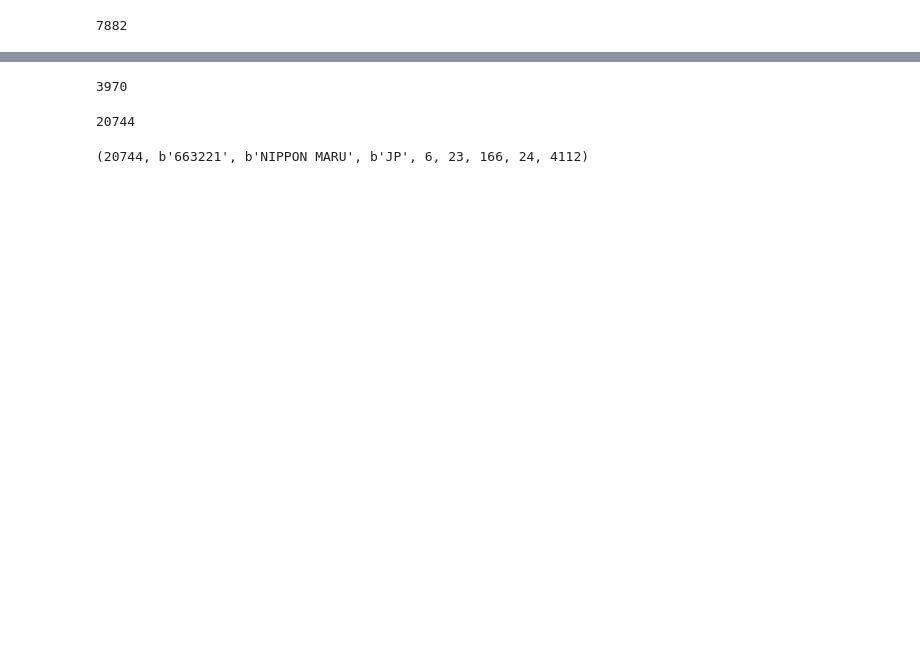
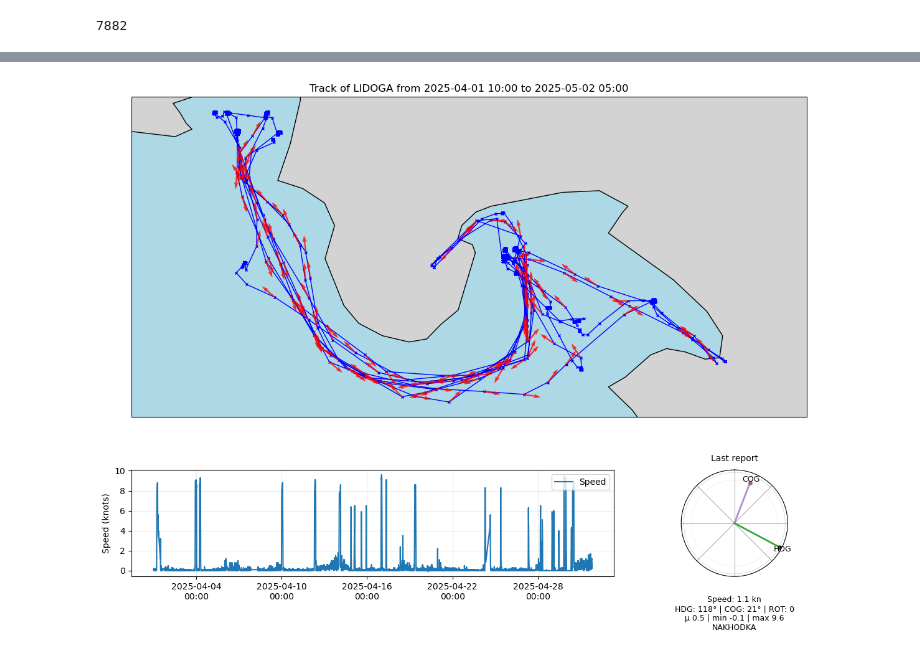
Before and after one commit to mvodya/marinetime-tracer, a Jupyter notebook: research/16-ship-tracing.ipynb, the cells around one changed output, grey strips where cells are left out. Saved outputs shown, nothing was run; the diff lists cells and outputs as text; code cells hidden in the pictures; blank space fills up the shorter version.

```diff
--- a/research/16-ship-tracing.ipynb
+++ b/research/16-ship-tracing.ipynb
@@ -221,9 +245,11 @@ def plot_track_dashboard(
             crs = np.asarray(pos["course"]) if "course" in pos.dtype.names else None
             hdg = np.asarray(pos["heading"]) if "heading" in pos.dtype.names else None
             rot = np.asarray(pos["rot"]) if "rot" in pos.dtype.names else None
-            return ts, lat, lon, spd, crs, hdg, rot
+            elapsed = np.asarray(pos["elapsed"])
+            destination = np.asarray(pos["destination"])
+            return ts, lat, lon, spd, crs, hdg, rot, elapsed, destination
 
-        _, ts, lat, lon, spd, crs, hdg, rot, *_ = zip(*pos)
+        _, ts, lat, lon, spd, crs, hdg, rot, elapsed, destination, *_ = zip(*pos)
         return (
             np.asarray(ts),
             np.asarray(lat, float),
@@ -232,9 +258,11 @@ def plot_track_dashboard(
             np.asarray(crs, float),
             np.asarray(hdg, float),
             np.asarray(rot, float),
+            np.asarray(elapsed, float),
+            np.asarray(destination, str),
         )
 
-    ts_all, lat_all, lon_all, spd_all, crs_all, hdg_all, rot_all = _extract_fields(positions)
+    ts_all, lat_all, lon_all, spd_all, crs_all, hdg_all, rot_all, elapsed_all, destination_all = _extract_fields(positions)
 
     n = len(ts_all)
     if idx_to is None:
@@ -249,6 +277,8 @@ def plot_track_dashboard(
     crs = crs_all[idx_from:idx_to] if crs_all is not None else None
     hdg = hdg_all[idx_from:idx_to] if hdg_all is not None else None
     rot = rot_all[idx_from:idx_to] if rot_all is not None else None
+    elapsed = elapsed_all[idx_from:idx_to] if elapsed_all is not None else None
+    destination = destination_all[idx_from:idx_to] if destination_all is not None else None
 
     if len(ts) == 0:
         raise ValueError("Empty slice: idx_from..idx_to produced no points.")
@@ -262,6 +292,8 @@ def plot_track_dashboard(
     if crs is not None: crs = crs[base_mask]
     if hdg is not None: hdg = hdg[base_mask]
     if rot is not None: rot = rot[base_mask]
+    if elapsed is not None: elapsed = elapsed[base_mask]
+    if destination is not None: destination = destination[base_mask]
 
     if len(ts) < 2:
         raise ValueError("Too few valid points after filtering lon/lat (need at least 2).")
@@ -395,13 +427,6 @@ def plot_track_dashboard(
         lat_q = lat[qmask]
         dir_q = dir_deg[qmask]
 
-        # Авто-разрежение: хотим примерно до ~120 стрелок максимум
-        # if len(lon_q) > 120:
-        #     step = int(np.ceil(len(lon_q) / 120))
-        #     lon_q = lon_q[::step]
-        #     lat_q = lat_q[::step]
-        #     dir_q = dir_q[::step]
-
         ang = np.deg2rad(dir_q)
         u = np.sin(ang)
         v = np.cos(ang)
@@ -442,6 +467,8 @@ def plot_track_dashboard(
     crs_last = float(crs[-1]) if crs is not None else np.nan
     hdg_last = float(hdg[-1]) if hdg is not None else np.nan
     rot_last = float(rot[-1]) if rot is not None else np.nan
+    elapsed_last = float(elapsed[-1]) if elapsed is not None else np.nan
+    destination_last = str(destination[-1].decode("utf-8")) if destination is not None else "-"
 
     def draw_compass_line(deg, r, label, alpha=0.9):
         if not np.isfinite(deg) or deg in (-1, 511) or deg < 0 or deg > 360:
@@ -454,51 +481,46 @@ def plot_track_dashboard(
     draw_compass_line(hdg_last, 1.00, "HDG", alpha=0.95)
     draw_compass_line(crs_last, 0.85, "COG", alpha=0.75)
 
     ax_gauge.set_title("Last report", fontsize=10, pad=10)
 
     # Текст под компасом
     spd_mean = float(np.mean(spd))
     spd_min = float(np.min(spd))
     spd_max = float(np.max(spd))
 
     hdg_txt = "n/a" if not np.isfinite(hdg_last) else f"{hdg_last:.0f}°"
     cog_txt = "n/a" if not np.isfinite(crs_last) else f"{crs_last:.0f}°"
     rot_txt = "n/a" if not np.isfinite(rot_last) else f"{rot_last:.0f}"
 
     stats_text = (
-        f"{ship_name}\n"
         f"Speed: {spd_last:.1f} kn\n"
         f"HDG: {hdg_txt} | COG: {cog_txt} | ROT: {rot_txt}\n"
-        f"μ {spd_mean:.1f} | min {spd_min:.1f} | max {spd_max:.1f}"
+        f"μ {spd_mean:.1f} | min {spd_min:.1f} | max {spd_max:.1f}\n"
+        f"{destination_last}"
     )
 
     ax_gauge.text(
         0.5, -0.18,
         stats_text,
         transform=ax_gauge.transAxes,
         ha="center",
         va="top",
         fontsize=9,
         clip_on=False,
     )
 
     return fig, (ax_map, ax_speed, ax_gauge)
+
+fig, axes = plot_track_dashboard(
+    positions,
+    idx_from=0,
+    idx_to=len(positions) // 2,
+    ship_name=ship["name"].decode("utf-8"),
+    tz_offset_hours=10,
+    quiver_speed_min=5,
+    use_course_for_arrows=False,
+    extent_source="slice",
+)
+# %% [output]
+[figure, added]
-# %%
-ship_id = 10
-track_from = "2025-04-01"
-track_to = "2025-05-01"
-
-paths = find_dataset_paths(ds, track_from, track_to)
-chunks = []
-for path in tqdm(paths):
-  data = ds[path]
-  ship_data = data[data["ship_id"] == ship_id]
-  if len(ship_data) > 0:
-    chunks.append(ship_data)
-
-positions = np.concatenate(chunks)
-
-len(positions)
-# %% [output]
-3970
 # %%
@@ -536,11 +558,3 @@ for i in tqdm(range(2, frame_count + window_size - 1)):
 %cd output/shiptrace_lidoga_frames_2025-04-01_to_2025-05-01
 
 !ffmpeg -y -framerate 60 -i frame_%04d.png -c:v libx264 -crf 27 shiptrace_lidoga.mp4
-# %%
-find_ship_id_by_mt_id_chunked(ships, 663221)
-# %% [output]
-20744
-# %%
-ships[20744 - 1]
-# %% [output]
-(20744, b'663221', b'NIPPON MARU', b'JP', 6, 23, 166, 24, 4112)
```
Also changed, not shown: parts of 17 cells of this notebook.
